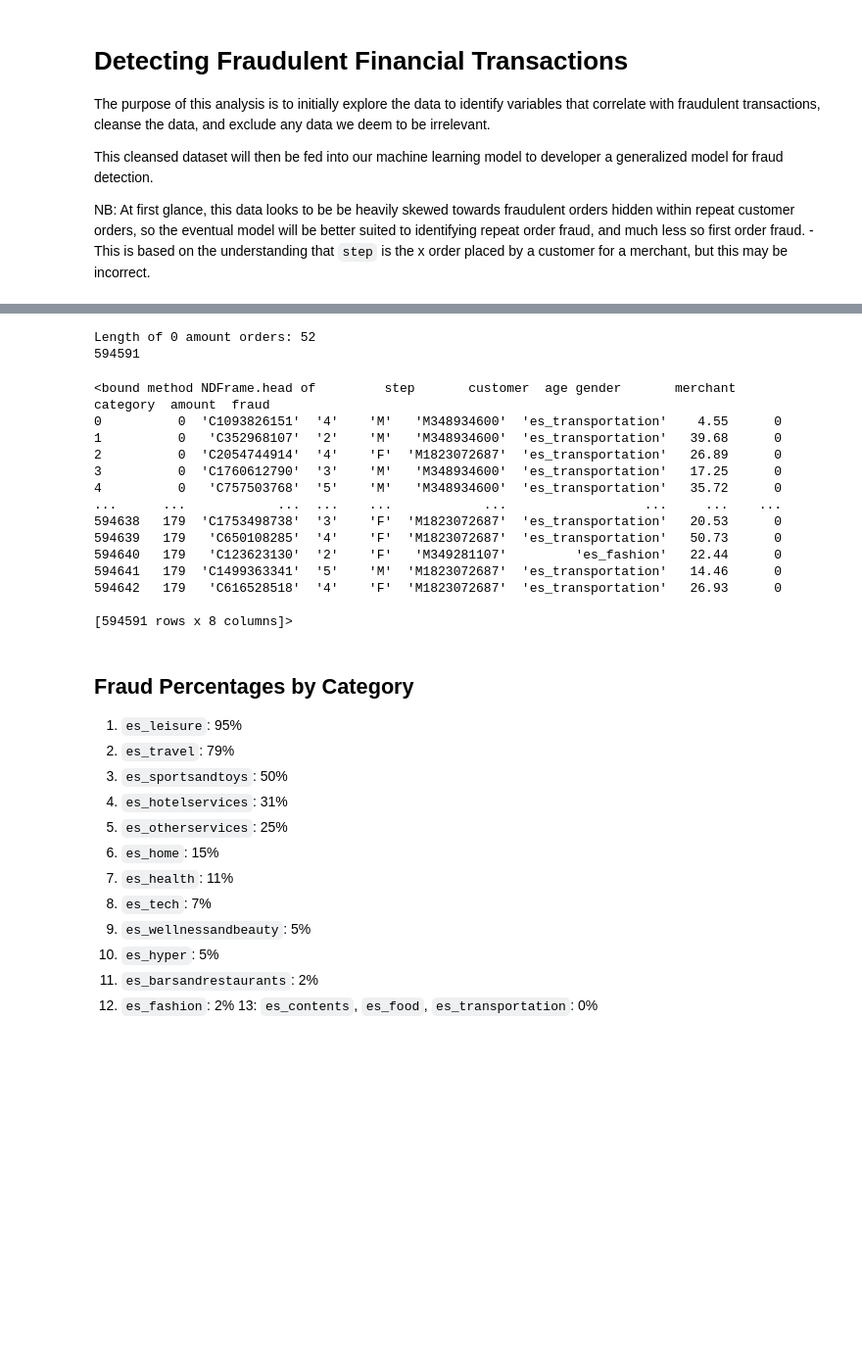
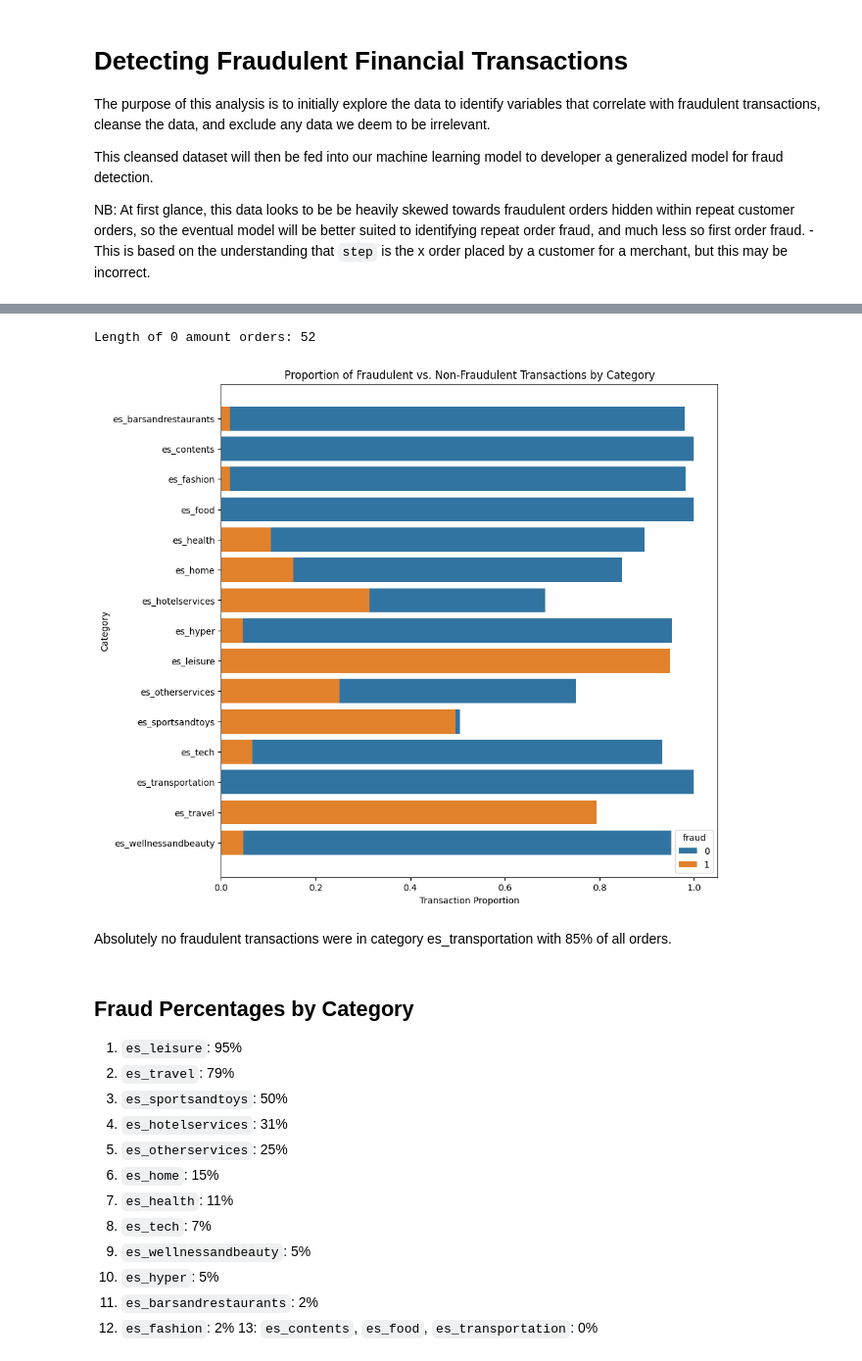
Before and after one commit to two-inc/zenml-competition, a Jupyter notebook: src/data_exploration.ipynb, the cells around one changed output, grey strips where cells are left out. Shown at 98% size. Saved outputs shown, nothing was run; the diff lists cells and outputs as text; code cells hidden in the pictures; blank space fills up the shorter version.

Commit message:
Shelmig/chore: Extending data exploration & beginning feature engineering work

```diff
--- a/src/data_exploration.ipynb
+++ b/src/data_exploration.ipynb
@@ -64,31 +61,9 @@ based on the Pandas profiling report
     - M: Male
     - U: Unkown
 # %%
-print("Length of 0 amount orders:", len(df.query('amount == 0')))
-assert len(df.query('amount == 0 and fraud == 1')) == 0
+print("Length of 0 amount orders:", len(df_raw.query('amount == 0')))
+assert len(df_raw.query('amount == 0 and fraud == 1')) == 0
 
-# Drop 0 amount orders
-df = df.loc[df['amount'] != 0]
-print(len(df))
-
-# Drop constant columns
-df = df.drop(columns=['zipcodeOri', 'zipMerchant'])
-
-df.head
+df = preprocess(df_raw, cat_columns, drop_columns)
 # %% [output]
 Length of 0 amount orders: 52
-594591
-<bound method NDFrame.head of         step       customer  age gender       merchant             category  amount  fraud
-0          0  'C1093826151'  '4'    'M'   'M348934600'  'es_transportation'    4.55      0
-1          0   'C352968107'  '2'    'M'   'M348934600'  'es_transportation'   39.68      0
-2          0  'C2054744914'  '4'    'F'  'M1823072687'  'es_transportation'   26.89      0
-3          0  'C1760612790'  '3'    'M'   'M348934600'  'es_transportation'   17.25      0
-4          0   'C757503768'  '5'    'M'   'M348934600'  'es_transportation'   35.72      0
-...      ...            ...  ...    ...            ...                  ...     ...    ...
-594638   179  'C1753498738'  '3'    'F'  'M1823072687'  'es_transportation'   20.53      0
-594639   179   'C650108285'  '4'    'F'  'M1823072687'  'es_transportation'   50.73      0
-594640   179   'C123623130'  '2'    'F'   'M349281107'         'es_fashion'   22.44      0
-594641   179  'C1499363341'  '5'    'M'  'M1823072687'  'es_transportation'   14.46      0
-594642   179   'C616528518'  '4'    'F'  'M1823072687'  'es_transportation'   26.93      0
-
-[594591 rows x 8 columns]>
@@ -102,0 +70,30 @@ df.groupby(by=["category"])['fraud'].value_counts(normalize=True)
+# %%
+## Data Subsets
+df_fraud = df[df.loc[:,'fraud'] == 1]
+df_no_fraud = df[df.loc[:,'fraud'] == 0]
+
+customer_grouping = df.groupby('customer')['fraud'].value_counts(normalize=True).rename('proportion').reset_index(level=1)
+merchant_grouping = df.groupby('merchant')['fraud'].value_counts(normalize=True).rename('proportion').reset_index(level=1)
+average_amount_by_customer = df.groupby('customer')['amount'].mean()
+unique_transactions_by_customer = df.groupby('customer').count()['fraud'].sort_values()
+fraud_proportion_by_category = df.groupby(by=["category"])['fraud'].value_counts(normalize=True).rename('proportion').reset_index()
+# %%
+# Percentage of fraudulent orders
+fig, ax = plt.subplots(1,1, figsize=(10,10))
+
+sns.barplot(
+    data=fraud_proportion_by_category,
+    y='category',
+    x='proportion',
+    hue='fraud',
+    ax=ax,
+    dodge=False
+)
+ax.set_xlabel('Transaction Proportion')
+ax.set_ylabel('Category')
+ax.set_title('Proportion of Fraudulent vs. Non-Fraudulent Transactions by Category')
+ax.plot();
+# %% [output]
+[figure, added]
+# %% [markdown]
+Absolutely no fraudulent transactions were in category es_transportation with 85% of all orders.
```
Also changed, not shown: parts of 19 cells of this notebook, 4 other files.
